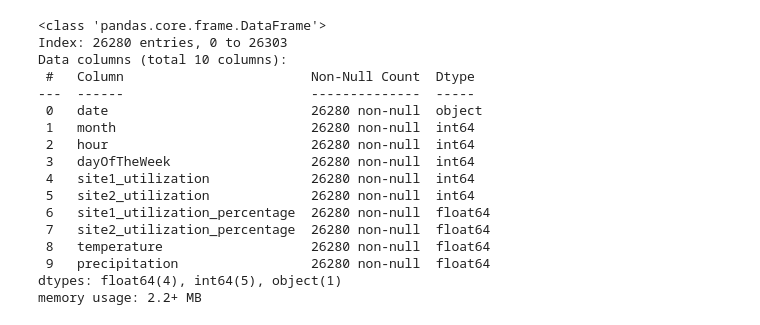
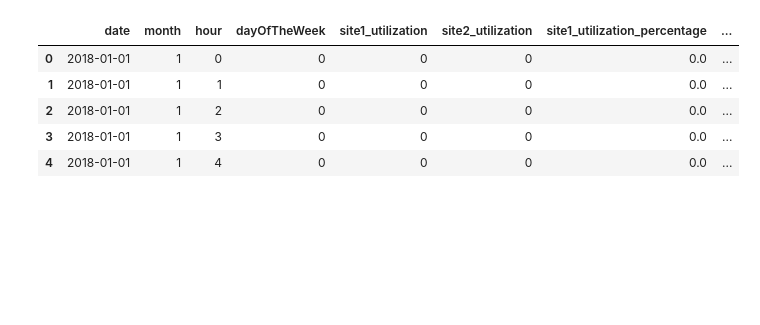
Before and after one commit to linusslange/AnalyticsAndApplications, a Jupyter notebook: UtilizationPrediction.ipynb, the cells around one changed output. Cells and saved outputs as stored; diff of their text form; code cells hidden in the pictures; blank space fills up the shorter version.

```diff
--- a/UtilizationPrediction.ipynb
+++ b/UtilizationPrediction.ipynb
@@ -11,22 +12,11 @@ from sklearn.metrics import mean_squared_error
 # %%
 Predict_utilization = pd.read_csv('input_hourly.csv')
 Predict_utilization = Predict_utilization.dropna()
-Predict_utilization.info()
+Predict_utilization.head()
 # %% [output]
-<class 'pandas.core.frame.DataFrame'>
-Index: 26280 entries, 0 to 26303
-Data columns (total 10 columns):
- #   Column                        Non-Null Count  Dtype
----  ------                        --------------  -----
- 0   date                          26280 non-null  object
- 1   month                         26280 non-null  int64
- 2   hour                          26280 non-null  int64
- 3   dayOfTheWeek                  26280 non-null  int64
- 4   site1_utilization             26280 non-null  int64
- 5   site2_utilization             26280 non-null  int64
- 6   site1_utilization_percentage  26280 non-null  float64
- 7   site2_utilization_percentage  26280 non-null  float64
- 8   temperature                   26280 non-null  float64
- 9   precipitation                 26280 non-null  float64
-dtypes: float64(4), int64(5), object(1)
-memory usage: 2.2+ MB
+|  | date | month | hour | dayOfTheWeek | site1_utilization | site2_utilization | site1_utilization_percentage | ... |
+| 0 | 2018-01-01 | 1 | 0 | 0 | 0 | 0 | 0.0 | ... |
+| 1 | 2018-01-01 | 1 | 1 | 0 | 0 | 0 | 0.0 | ... |
+| 2 | 2018-01-01 | 1 | 2 | 0 | 0 | 0 | 0.0 | ... |
+| 3 | 2018-01-01 | 1 | 3 | 0 | 0 | 0 | 0.0 | ... |
+| 4 | 2018-01-01 | 1 | 4 | 0 | 0 | 0 | 0.0 | ... |
```
Also changed, not shown: parts of 4 cells of this notebook.
